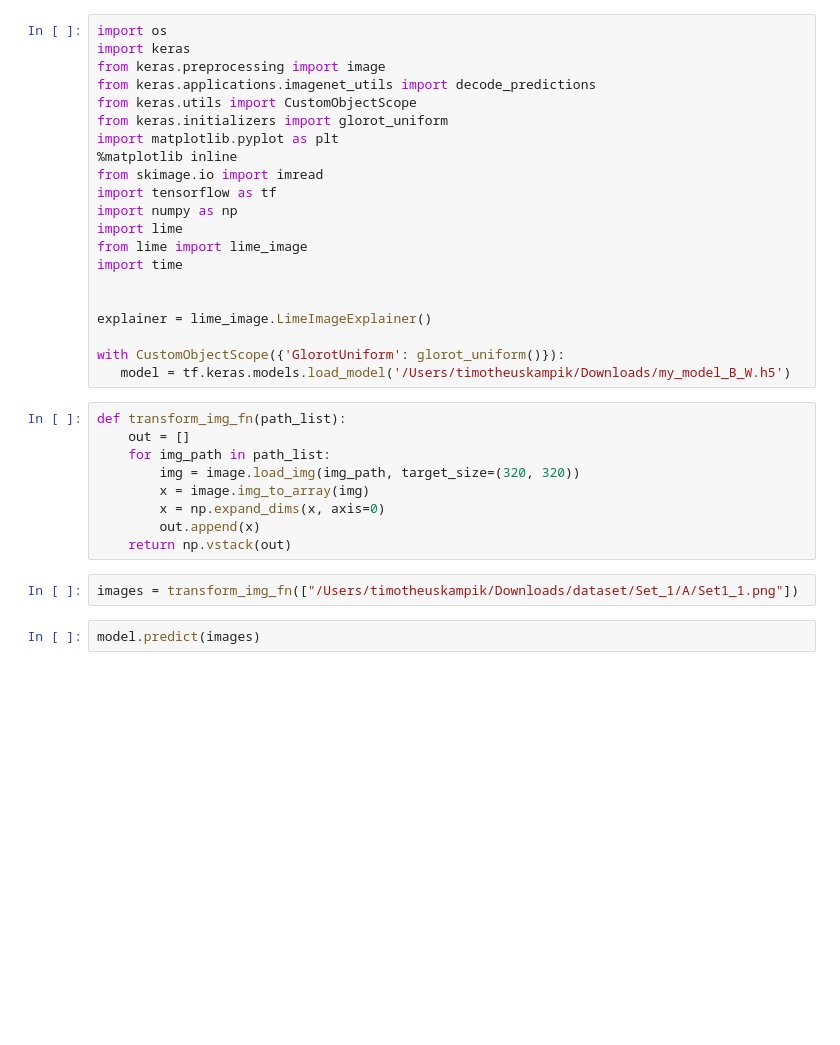
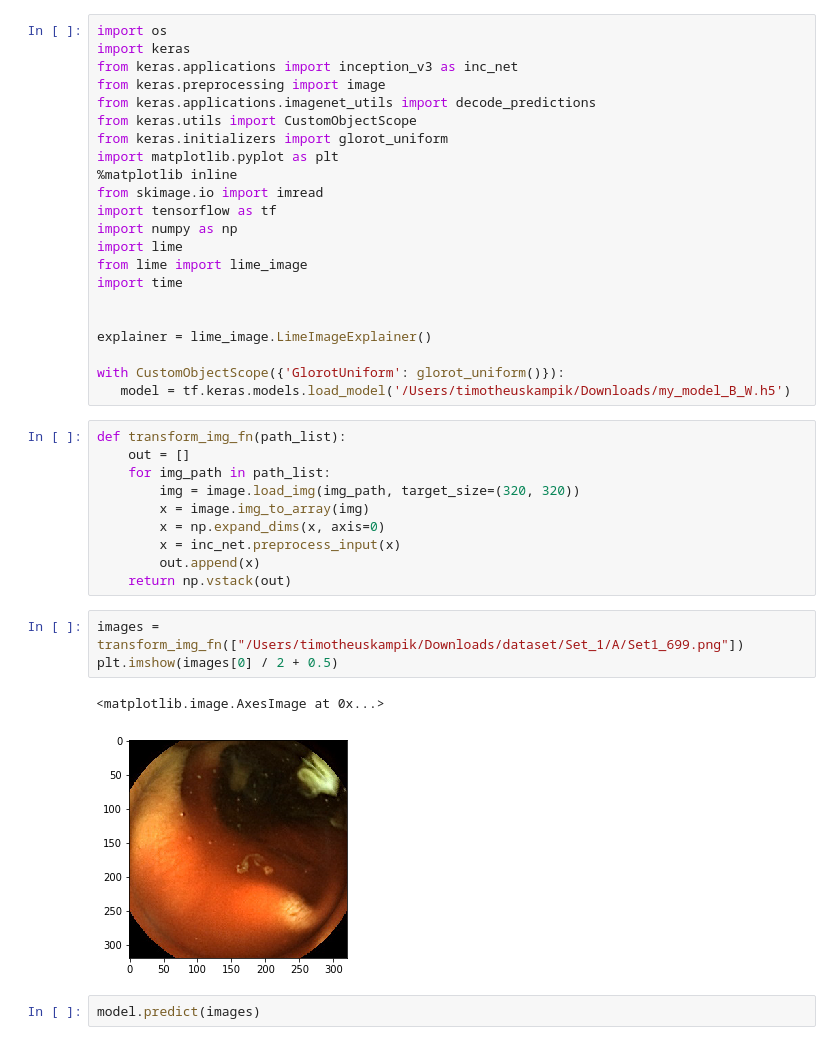
Before and after one commit to Madhikermi/CNN_LIME, a Jupyter notebook: Avleen.ipynb, the cells around one changed output. Drawn from its saved outputs; the diff is of its cells as text; blank space fills up the shorter version.

```diff
--- a/Avleen.ipynb
+++ b/Avleen.ipynb
@@ -1,6 +1,7 @@
 # %%
 import os
 import keras
+from keras.applications import inception_v3 as inc_net
 from keras.preprocessing import image
 from keras.applications.imagenet_utils import decode_predictions
 from keras.utils import CustomObjectScope
@@ -26,10 +27,15 @@ def transform_img_fn(path_list):
         img = image.load_img(img_path, target_size=(320, 320))
         x = image.img_to_array(img)
         x = np.expand_dims(x, axis=0)
+        x = inc_net.preprocess_input(x)
         out.append(x)
     return np.vstack(out)
 # %%
-images = transform_img_fn(["/Users/timotheuskampik/Downloads/dataset/Set_1/A/Set1_1.png"])
+images = transform_img_fn(["/Users/timotheuskampik/Downloads/dataset/Set_1/A/Set1_699.png"])
+plt.imshow(images[0] / 2 + 0.5)
+# %% [output]
+<matplotlib.image.AxesImage at 0x...>
+[figure, added]
 # %%
 model.predict(images)
 # %% [output]
```
Also changed, not shown: parts of 1 cell of this notebook.
